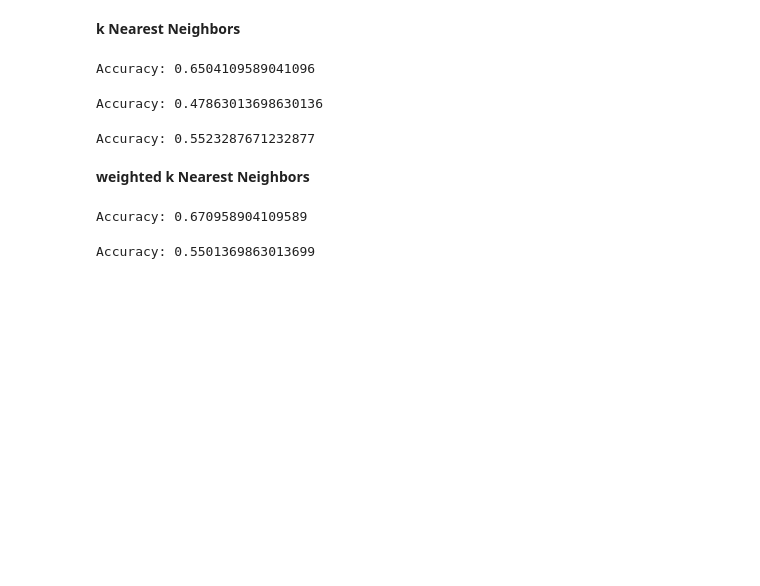
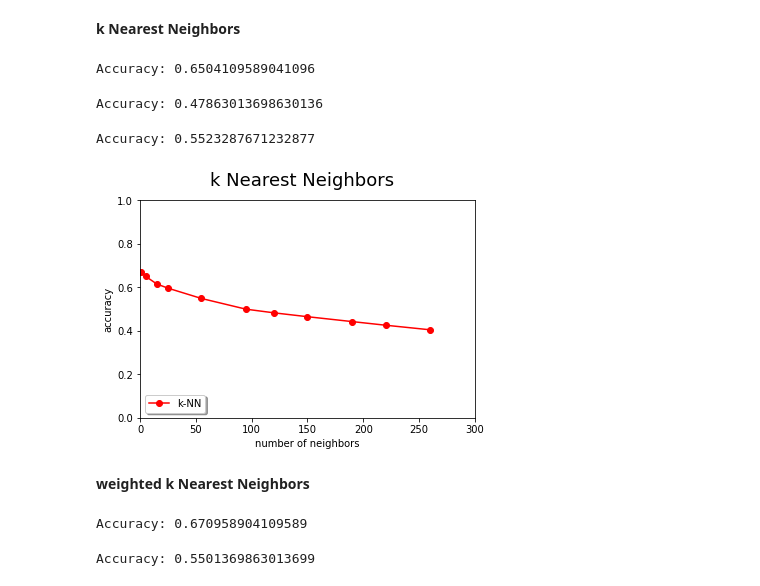
Before and after one commit to ZofiaLandowska/notes, a Jupyter notebook: project1_landowska.ipynb, the cells around one changed output. Saved outputs shown, nothing was run; the diff lists cells and outputs as text; code cells hidden in the pictures; blank space fills up the shorter version.

```diff
--- a/project1_landowska.ipynb
+++ b/project1_landowska.ipynb
@@ -126,6 +143,28 @@ predictions = knn.predict(test_data)
 print("Accuracy:", metrics.accuracy_score(test_sln,predictions))
 # %% [output]
 Accuracy: 0.5523287671232877
+# %%
+n_neighbors_vals = [1,5, 15,25, 55, 95, 120, 150, 190, 220, 260]
+knn_predictions = []
+
+for n in n_neighbors_vals:
+    knn = neighbors.KNeighborsClassifier(n_neighbors=n)
+    knn.fit(train_data, train_sln)
+    predictions = knn.predict(test_data)
+    current_accuracy = metrics.accuracy_score(test_sln,predictions)
+    knn_predictions.append(current_accuracy)
+
+
+plt.suptitle('k Nearest Neighbors',fontsize=18)
+plt.xlabel('number of neighbors')
+plt.ylabel('accuracy')
+plt.plot(n_neighbors_vals,knn_predictions,'ro-',label='k-NN')
+plt.legend(loc='lower left', shadow=True)
+plt.axis([0,300,0,1])
+
+plt.show()
+# %% [output]
+[figure, added]
 # %% [markdown]
 __weighted k Nearest Neighbors__
 # %%
```
Also changed, not shown: parts of 17 cells of this notebook.
